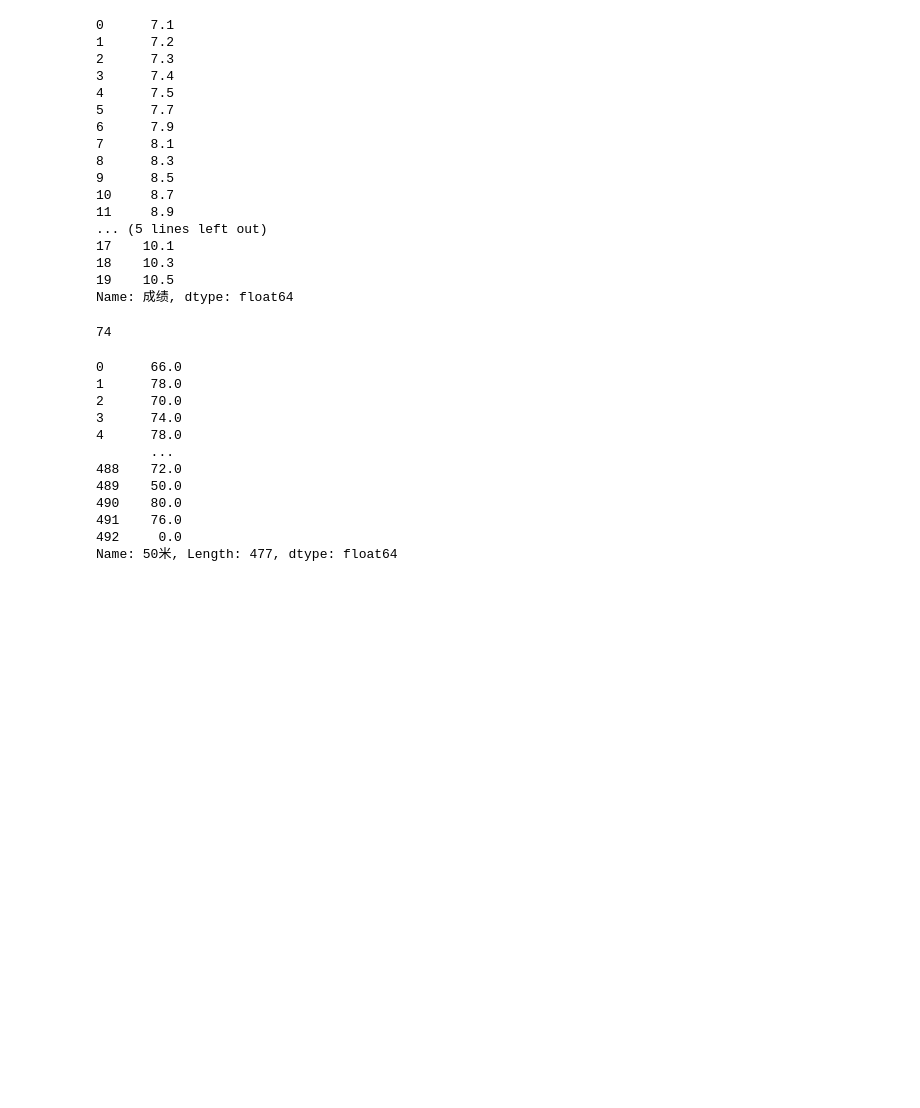
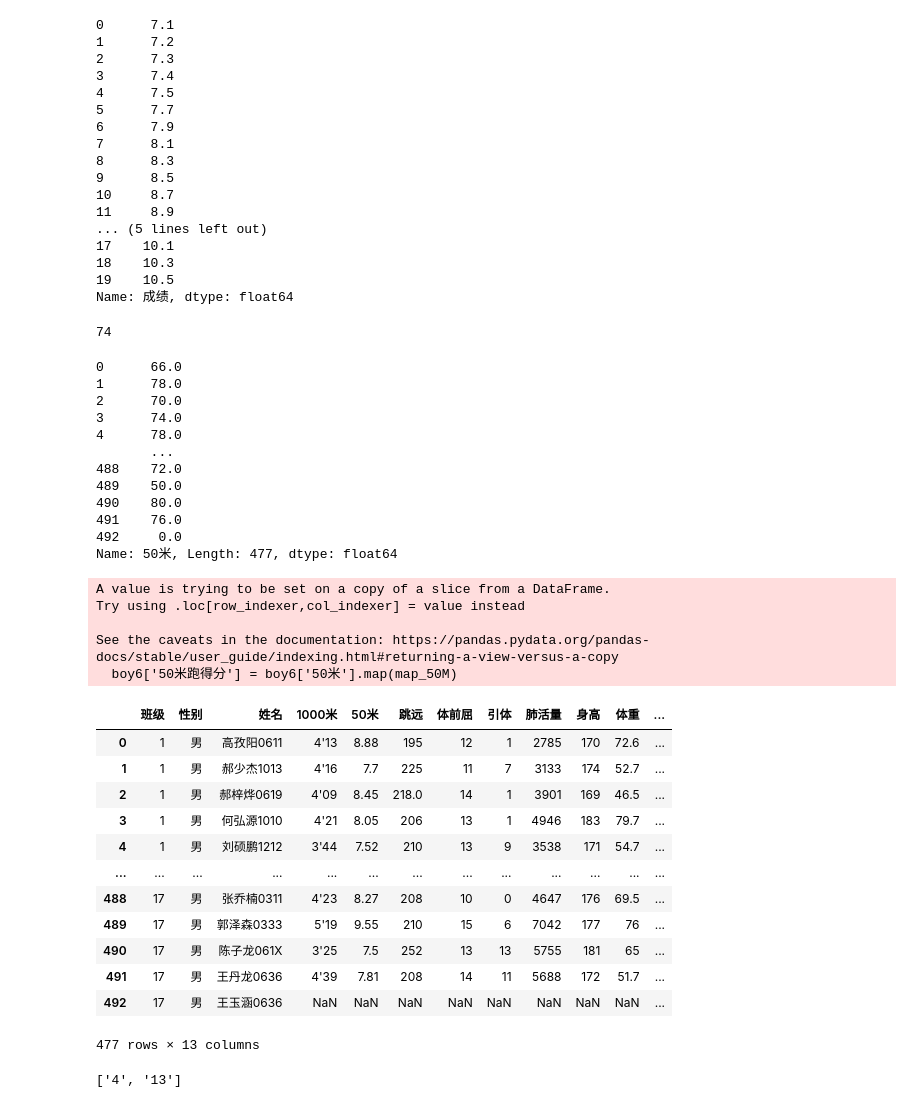
Before and after one commit to esir-indv/Pandas-Matplotlib, a Jupyter notebook: Ipynb/021_体测成绩分析.ipynb, the cells around one changed output. Saved outputs shown, nothing was run; the diff lists cells and outputs as text; code cells hidden in the pictures; blank space fills up the shorter version.

```diff
--- a/Ipynb/021_体测成绩分析.ipynb
+++ b/Ipynb/021_体测成绩分析.ipynb
@@ -558,3 +558,33 @@ boy6['50米'].map(map_50M)
 491    76.0
 492     0.0
 Name: 50米, Length: 477, dtype: float64
+# %%
+boy6['50米跑得分'] = boy6['50米'].map(map_50M)
+boy7 = boy6
+# %% [output]
+A value is trying to be set on a copy of a slice from a DataFrame.
+Try using .loc[row_indexer,col_indexer] = value instead
+
+See the caveats in the documentation: https://pandas.pydata.org/pandas-docs/stable/user_guide/indexing.html#returning-a-view-versus-a-copy
+  boy6['50米跑得分'] = boy6['50米'].map(map_50M)
+# %%
+boy7
+# %% [output]
+|  | 班级 | 性别 | 姓名 | 1000米 | 50米 | 跳远 | 体前屈 | 引体 | 肺活量 | 身高 | 体重 | ... |
+| 0 | 1 | 男 | 高孜阳0611 | 4'13 | 8.88 | 195 | 12 | 1 | 2785 | 170 | 72.6 | ... |
+| 1 | 1 | 男 | 郝少杰1013 | 4'16 | 7.7 | 225 | 11 | 7 | 3133 | 174 | 52.7 | ... |
+| 2 | 1 | 男 | 郝梓烨0619 | 4'09 | 8.45 | 218.0 | 14 | 1 | 3901 | 169 | 46.5 | ... |
+| 3 | 1 | 男 | 何弘源1010 | 4'21 | 8.05 | 206 | 13 | 1 | 4946 | 183 | 79.7 | ... |
+| 4 | 1 | 男 | 刘硕鹏1212 | 3'44 | 7.52 | 210 | 13 | 9 | 3538 | 171 | 54.7 | ... |
+| ... | ... | ... | ... | ... | ... | ... | ... | ... | ... | ... | ... | ... |
+| 488 | 17 | 男 | 张乔楠0311 | 4'23 | 8.27 | 208 | 10 | 0 | 4647 | 176 | 69.5 | ... |
+| 489 | 17 | 男 | 郭泽森0333 | 5'19 | 9.55 | 210 | 15 | 6 | 7042 | 177 | 76 | ... |
+| 490 | 17 | 男 | 陈子龙061X | 3'25 | 7.5 | 252 | 13 | 13 | 5755 | 181 | 65 | ... |
+| 491 | 17 | 男 | 王丹龙0636 | 4'39 | 7.81 | 208 | 14 | 11 | 5688 | 172 | 51.7 | ... |
+| 492 | 17 | 男 | 王玉涵0636 | NaN | NaN | NaN | NaN | NaN | NaN | NaN | NaN | ... |
+477 rows × 13 columns
+# %%
+### 1000米成绩处理
+boy7['1000米'].loc[0].split("'")
+# %% [output]
+['4', '13']
```
Also changed, not shown: parts of 4 cells of this notebook.
